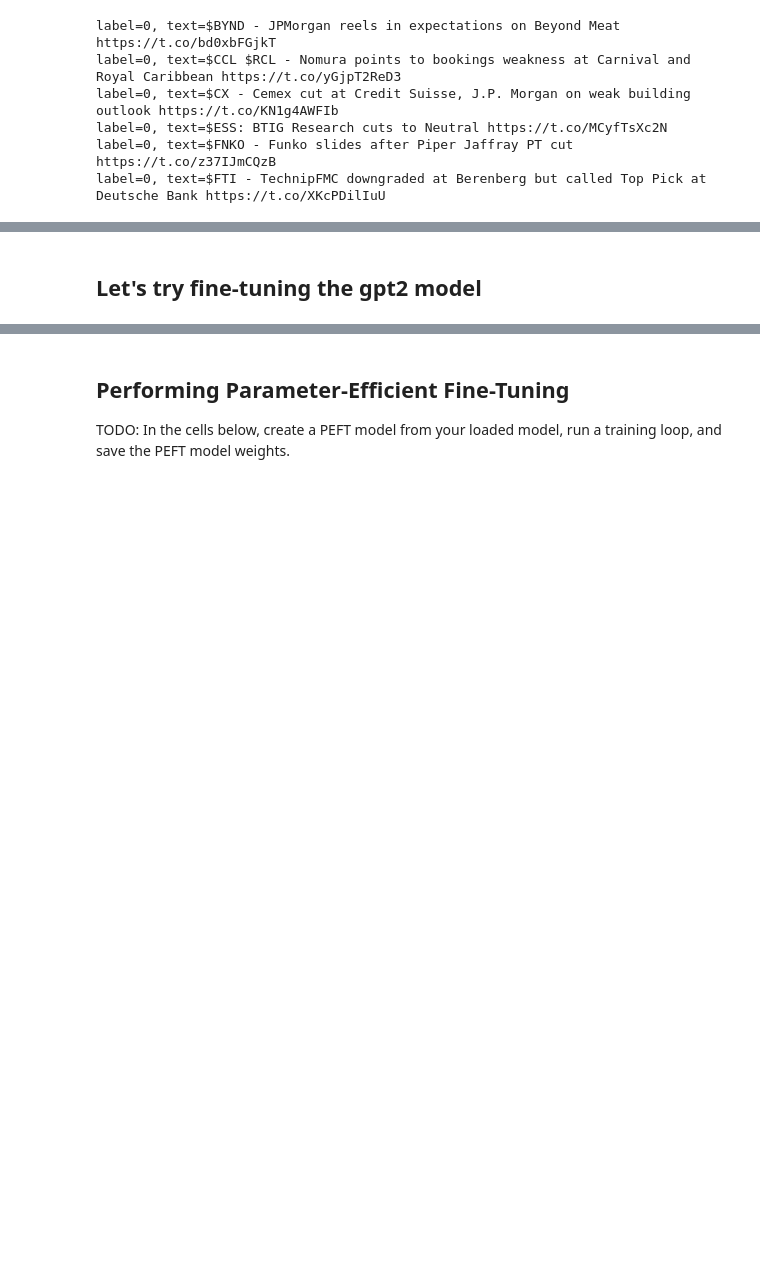
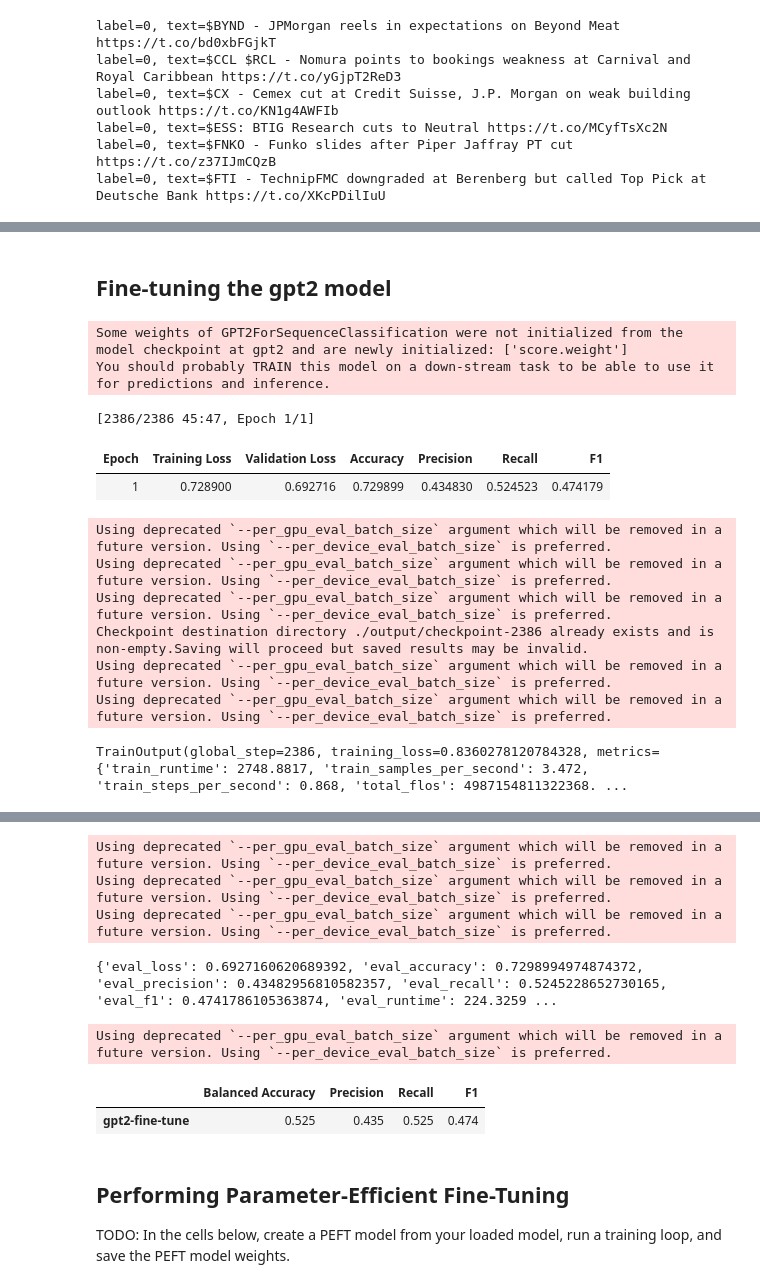
Before and after one commit to WenjuanW/LightweightFineTuningProject, a Jupyter notebook: LightweightFineTuning.ipynb, the cells around one changed output, grey strips where cells are left out. Cells and saved outputs as stored; diff of their text form; code cells hidden in the pictures; blank space fills up the shorter version.

```diff
--- a/LightweightFineTuning.ipynb
+++ b/LightweightFineTuning.ipynb
@@ -243,2 +306,17 @@ Successfully installed accelerate-1.0.1 sympy-1.13.1
 # %% [markdown]
-## Let's try fine-tuning the gpt2 model
+## Fine-tuning the gpt2 model
+# %%
+predictions_fine_tune = train_model(model_name, number_labels,tokenized_dataset,  requires_grad = True, train=True, lora=False)
+# %% [output]
+Some weights of GPT2ForSequenceClassification were not initialized from the model checkpoint at gpt2 and are newly initialized: ['score.weight']
+You should probably TRAIN this model on a down-stream task to be able to use it for predictions and inference.
+[2386/2386 45:47, Epoch 1/1]
+| Epoch | Training Loss | Validation Loss | Accuracy | Precision | Recall | F1 |
+| 1 | 0.728900 | 0.692716 | 0.729899 | 0.434830 | 0.524523 | 0.474179 |
+Using deprecated `--per_gpu_eval_batch_size` argument which will be removed in a future version. Using `--per_device_eval_batch_size` is preferred.
+Using deprecated `--per_gpu_eval_batch_size` argument which will be removed in a future version. Using `--per_device_eval_batch_size` is preferred.
+Using deprecated `--per_gpu_eval_batch_size` argument which will be removed in a future version. Using `--per_device_eval_batch_size` is preferred.
+Checkpoint destination directory ./output/checkpoint-2386 already exists and is non-empty.Saving will proceed but saved results may be invalid.
+Using deprecated `--per_gpu_eval_batch_size` argument which will be removed in a future version. Using `--per_device_eval_batch_size` is preferred.
+Using deprecated `--per_gpu_eval_batch_size` argument which will be removed in a future version. Using `--per_device_eval_batch_size` is preferred.
+TrainOutput(global_step=2386, training_loss=0.8360278120784328, metrics={'train_runtime': 2748.8817, 'train_samples_per_second': 3.472, 'train_steps_per_second': 0.868, 'total_flos': 4987154811322368. ...
@@ -245,3 +324,13 @@ Successfully installed accelerate-1.0.1 sympy-1.13.1
+Using deprecated `--per_gpu_eval_batch_size` argument which will be removed in a future version. Using `--per_device_eval_batch_size` is preferred.
+Using deprecated `--per_gpu_eval_batch_size` argument which will be removed in a future version. Using `--per_device_eval_batch_size` is preferred.
+Using deprecated `--per_gpu_eval_batch_size` argument which will be removed in a future version. Using `--per_device_eval_batch_size` is preferred.
+{'eval_loss': 0.6927160620689392, 'eval_accuracy': 0.7298994974874372, 'eval_precision': 0.43482956810582357, 'eval_recall': 0.5245228652730165, 'eval_f1': 0.4741786105363874, 'eval_runtime': 224.3259 ...
+Using deprecated `--per_gpu_eval_batch_size` argument which will be removed in a future version. Using `--per_device_eval_batch_size` is preferred.
+# %%
+classification_performance('gpt2-fine-tune', tokenized_dataset, predictions_fine_tune)
+# %% [output]
+|  | Balanced Accuracy | Precision | Recall | F1 |
+| gpt2-fine-tune | 0.525 | 0.435 | 0.525 | 0.474 |
 # %% [markdown]
 ## Performing Parameter-Efficient Fine-Tuning
 
```
Also changed, not shown: parts of 39 cells of this notebook.
